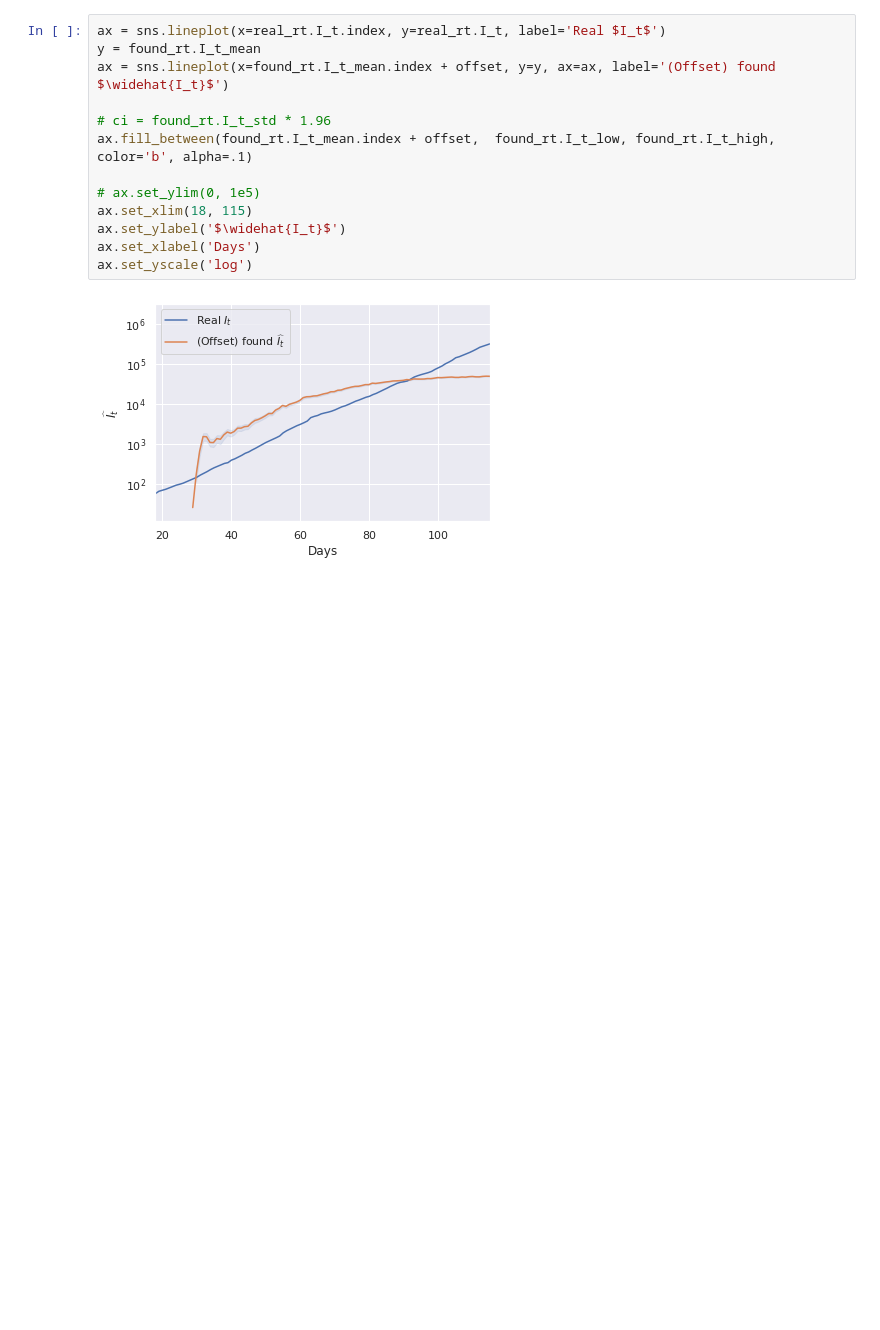
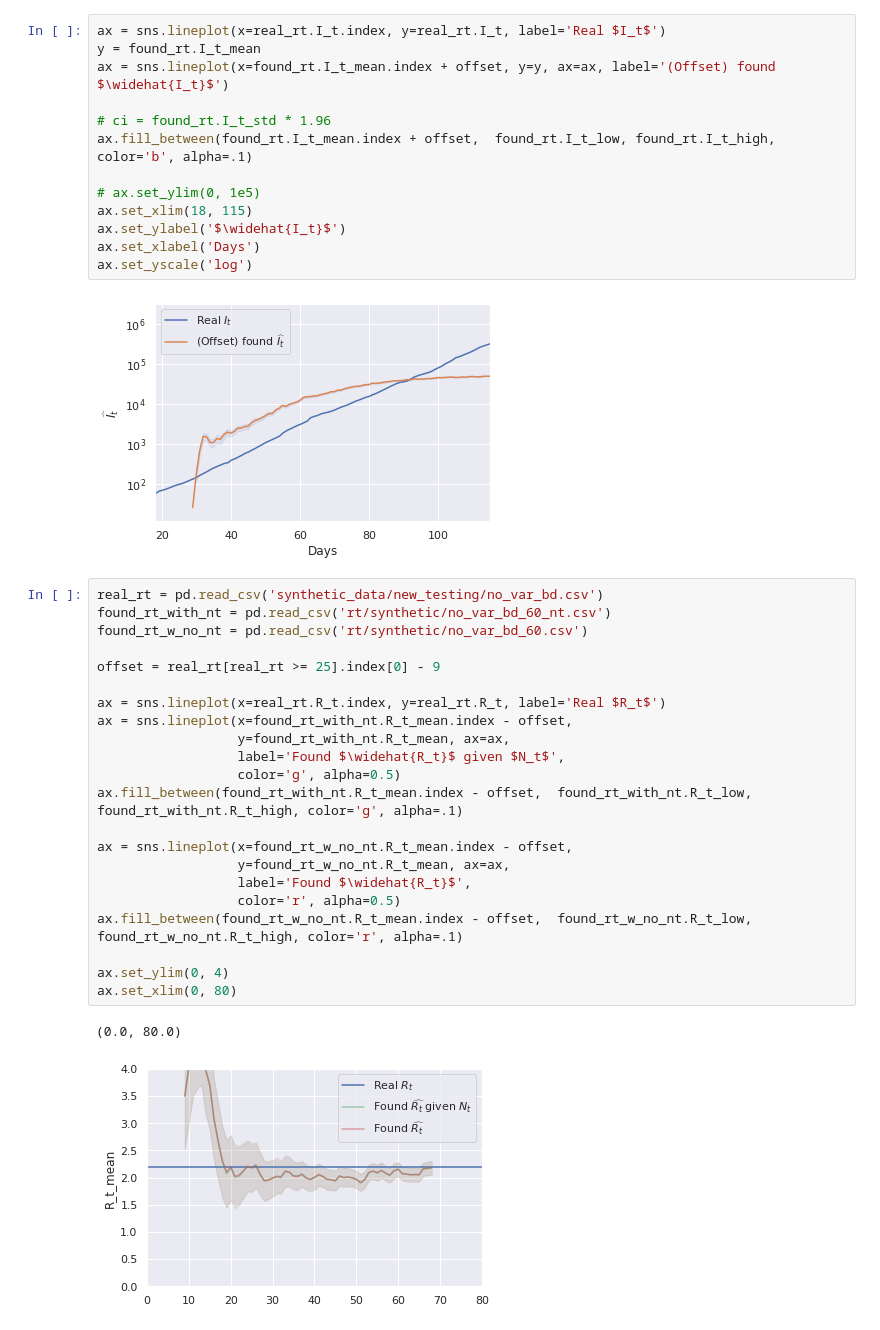
Before and after one commit to Neehan/Realtime_Rt, a Jupyter notebook: visualizations.ipynb, the cells around one changed output. Drawn from its saved outputs; the diff is of its cells as text; blank space fills up the shorter version.

```diff
--- a/visualizations.ipynb
+++ b/visualizations.ipynb
@@ -44,3 +44,28 @@ ax.set_xlabel('Days')
 ax.set_yscale('log')
 # %% [output]
 [figure]
+# %%
+real_rt = pd.read_csv('synthetic_data/new_testing/no_var_bd.csv')
+found_rt_with_nt = pd.read_csv('rt/synthetic/no_var_bd_60_nt.csv')
+found_rt_w_no_nt = pd.read_csv('rt/synthetic/no_var_bd_60.csv')
+
+offset = real_rt[real_rt >= 25].index[0] - 9
+
+ax = sns.lineplot(x=real_rt.R_t.index, y=real_rt.R_t, label='Real $R_t$')
+ax = sns.lineplot(x=found_rt_with_nt.R_t_mean.index - offset,
+                  y=found_rt_with_nt.R_t_mean, ax=ax,
+                  label='Found $\widehat{R_t}$ given $N_t$',
+                  color='g', alpha=0.5)
+ax.fill_between(found_rt_with_nt.R_t_mean.index - offset,  found_rt_with_nt.R_t_low, found_rt_with_nt.R_t_high, color='g', alpha=.1)
+
+ax = sns.lineplot(x=found_rt_w_no_nt.R_t_mean.index - offset,
+                  y=found_rt_w_no_nt.R_t_mean, ax=ax,
+                  label='Found $\widehat{R_t}$',
+                  color='r', alpha=0.5)
+ax.fill_between(found_rt_w_no_nt.R_t_mean.index - offset,  found_rt_w_no_nt.R_t_low, found_rt_w_no_nt.R_t_high, color='r', alpha=.1)
+
+ax.set_ylim(0, 4)
+ax.set_xlim(0, 80)
+# %% [output]
+(0.0, 80.0)
+[figure, added]
```
Also changed, not shown: parts of 3 cells of this notebook, 4 other files.
